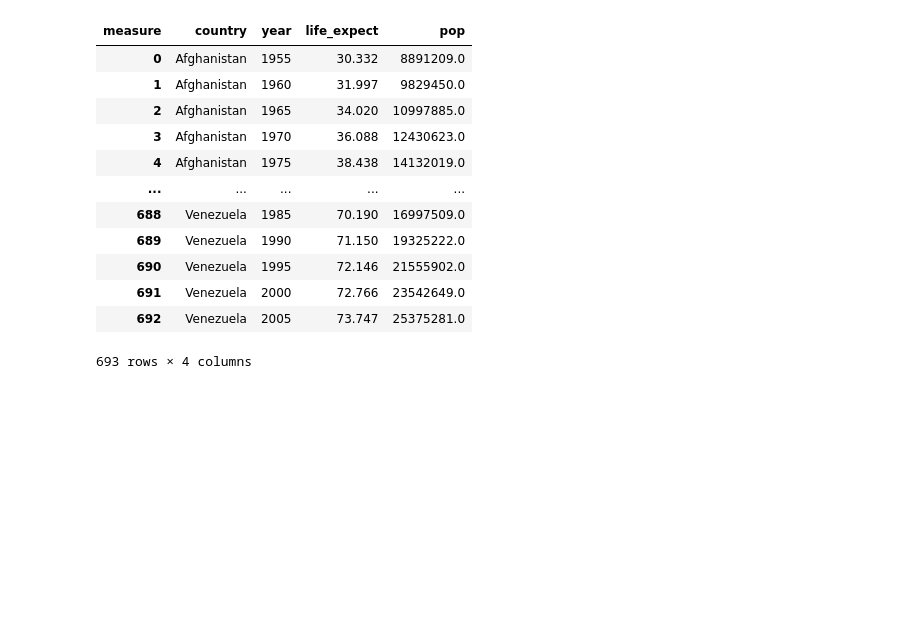
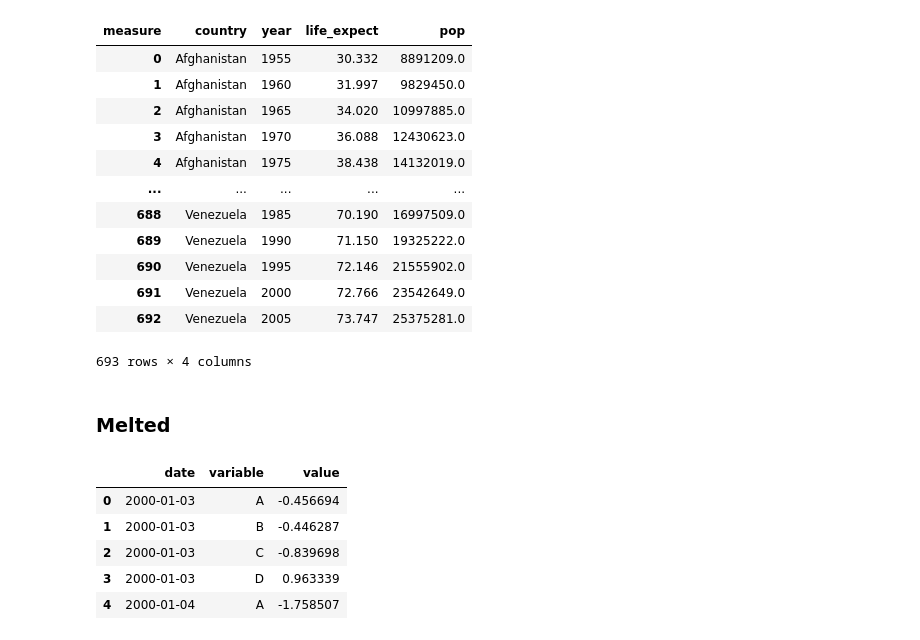
Before and after one commit to markydoug/classification-exercises, a Jupyter notebook: tidy_data.ipynb, the cells around one changed output. Cells and saved outputs as stored; diff of their text form; code cells hidden in the pictures; blank space fills up the shorter version.

```diff
--- a/tidy_data.ipynb
+++ b/tidy_data.ipynb
@@ -414,3 +424,19 @@ gapminder2_melt.pivot_table(values='measurement',
 | 691 | Venezuela | 2000 | 72.766 | 23542649.0 |
 | 692 | Venezuela | 2005 | 73.747 | 25375281.0 |
 693 rows × 4 columns
+# %% [markdown]
+### Melted
+# %%
+melted = pd.read_sql('''
+                            SELECT *
+                            FROM melted;
+                            ''', acquire.get_db_url('tidy_data'))
+# %%
+melted.head()
+# %% [output]
+|  | date | variable | value |
+| 0 | 2000-01-03 | A | -0.456694 |
+| 1 | 2000-01-03 | B | -0.446287 |
+| 2 | 2000-01-03 | C | -0.839698 |
+| 3 | 2000-01-03 | D | 0.963339 |
+| 4 | 2000-01-04 | A | -1.758507 |
```
Also changed, not shown: parts of 4 cells of this notebook.
